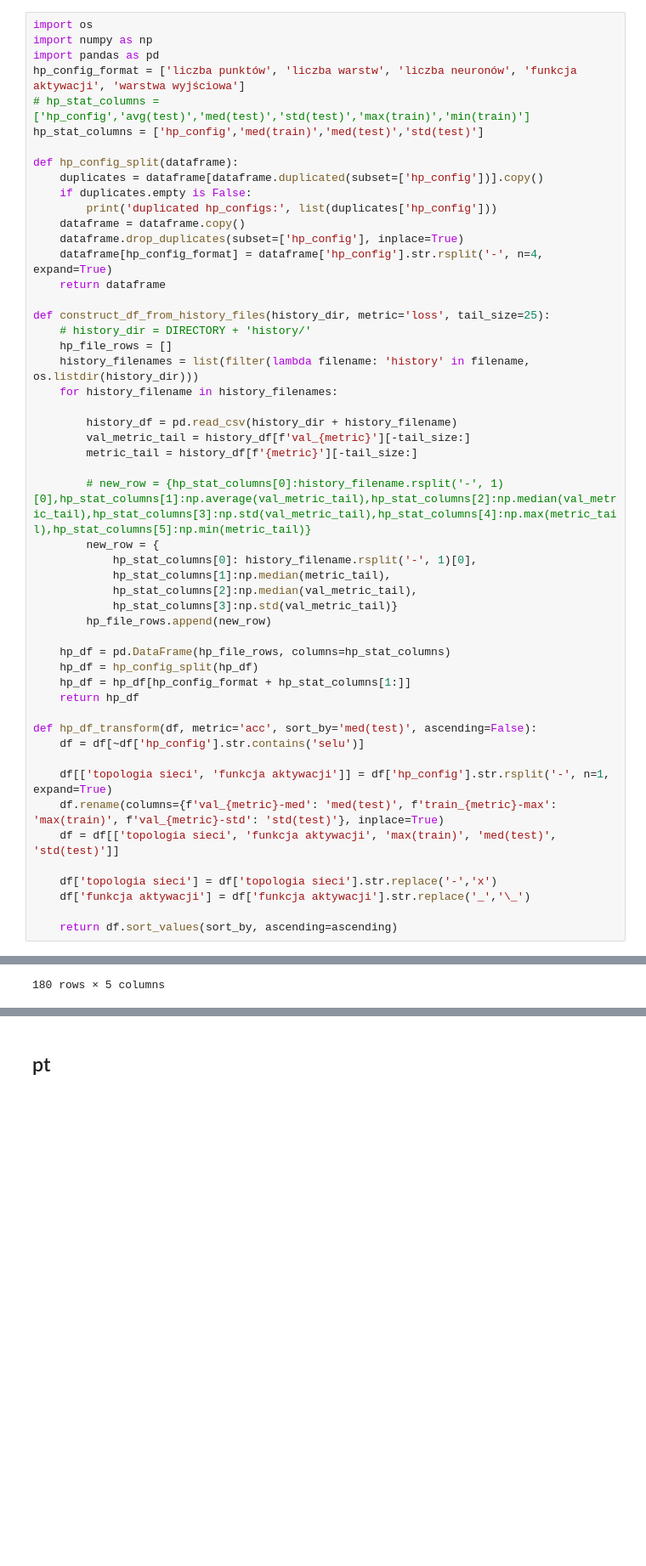
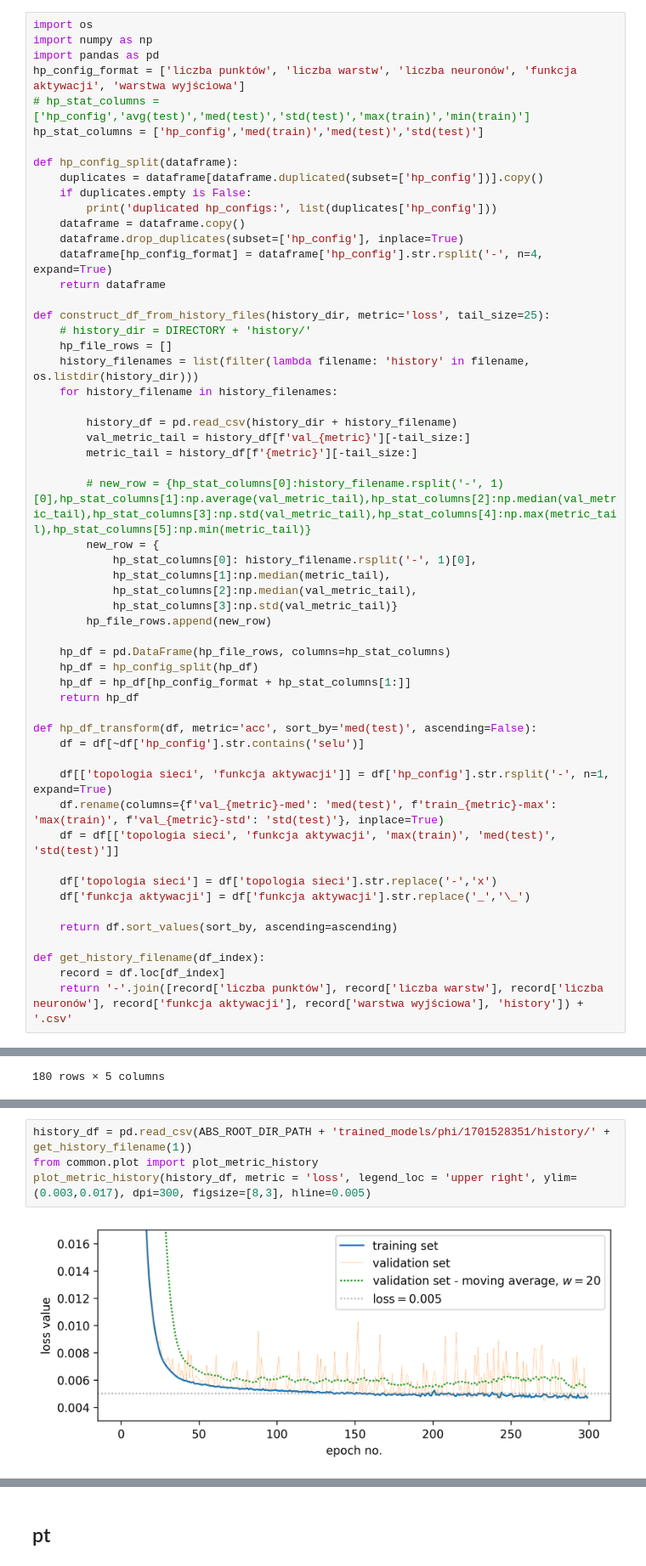
Before and after one commit to P4ndaM1x/engineering-dissertation, a Jupyter notebook: trained_models/hp_extractor.ipynb, the cells around one changed output, grey strips where cells are left out. Shown at 85% size. Saved outputs shown, nothing was run; the diff lists cells and outputs as text; blank space fills up the shorter version.

```diff
--- a/trained_models/hp_extractor.ipynb
+++ b/trained_models/hp_extractor.ipynb
@@ -53,4 +53,8 @@ def hp_df_transform(df, metric='acc', sort_by='med(test)', ascending=False):
     df['funkcja aktywacji'] = df['funkcja aktywacji'].str.replace('_','\_')
 
     return df.sort_values(sort_by, ascending=ascending)
+
+def get_history_filename(df_index):
+    record = df.loc[df_index]
+    return '-'.join([record['liczba punktów'], record['liczba warstw'], record['liczba neuronów'], record['funkcja aktywacji'], record['warstwa wyjściowa'], 'history']) + '.csv'
 # %%
@@ -115,0 +199,6 @@ hp_df_transform(pd.read_csv(ABS_ROOT_DIR_PATH + 'trained_models/phi/first/hp.csv
+# %%
+history_df = pd.read_csv(ABS_ROOT_DIR_PATH + 'trained_models/phi/1701528351/history/' + get_history_filename(1))
+from common.plot import plot_metric_history
+plot_metric_history(history_df, metric = 'loss', legend_loc = 'upper right', ylim=(0.003,0.017), dpi=300, figsize=[8,3], hline=0.005)
+# %% [output]
+[figure, added]
```
Also changed, not shown: parts of 10 cells of this notebook, 4 other files.
